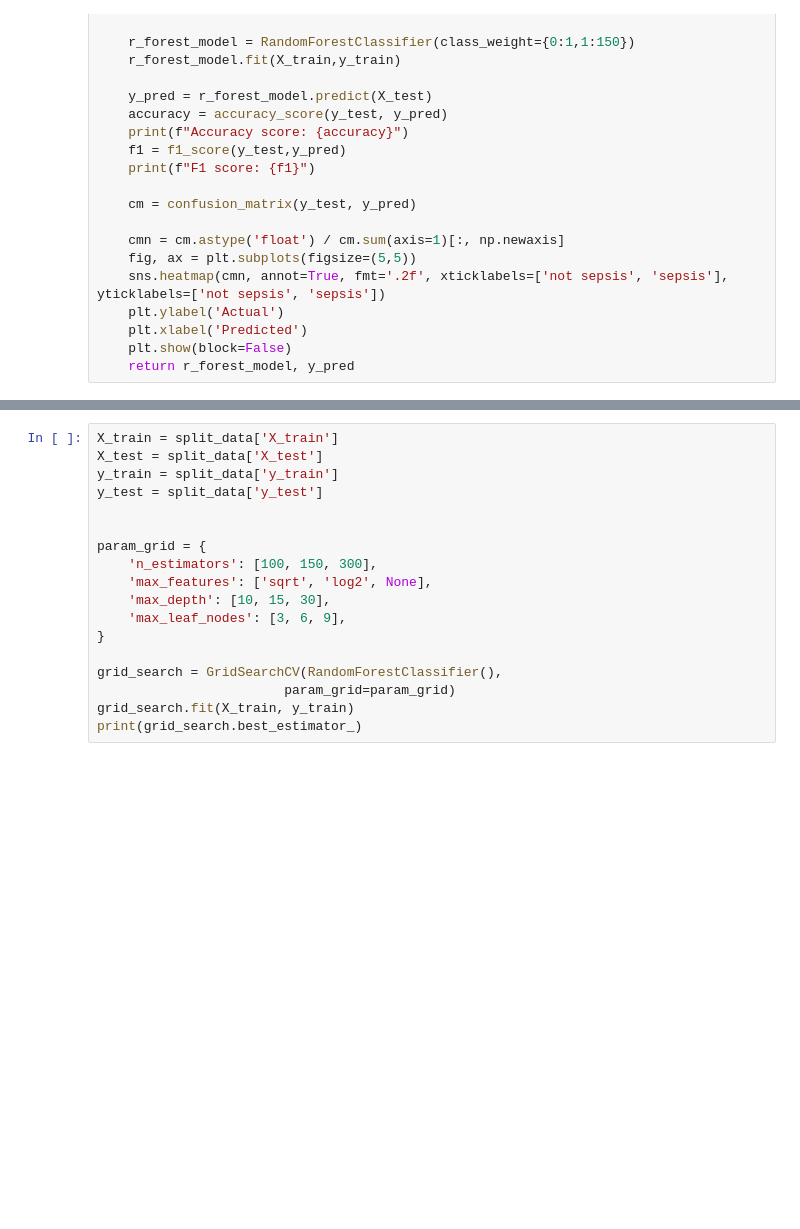
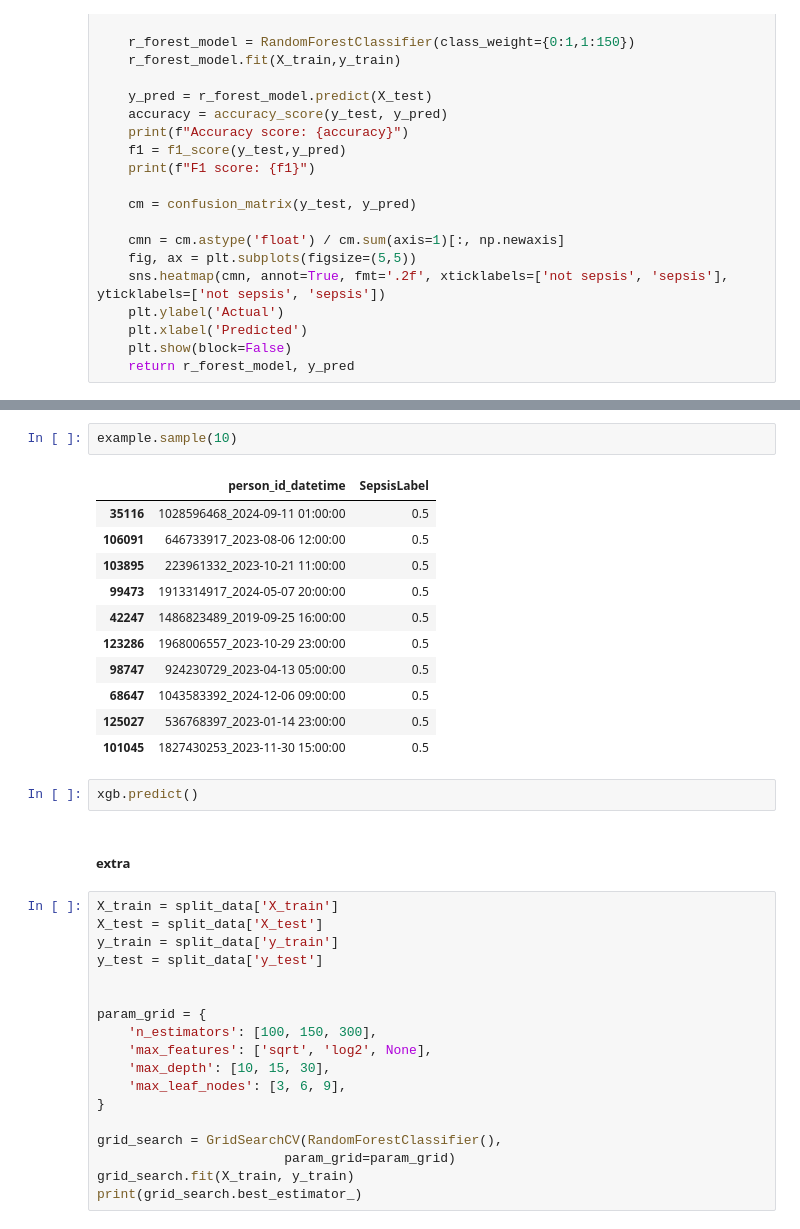
Before and after one commit to carseys/pediatric-sepsis-ml-kaggle, a Jupyter notebook: sepsis-data-preprocessing.ipynb, the cells around one changed output, grey strips where cells are left out. Cells and saved outputs as stored; diff of their text form; blank space fills up the shorter version.

```diff
--- a/sepsis-data-preprocessing.ipynb
+++ b/sepsis-data-preprocessing.ipynb
@@ -990,3 +1274,21 @@ array([0.03641424, 0.03909368, 0.03385371, 0.01745375, 0.01503592,
+# %%
+example.sample(10)
+# %% [output]
+|  | person_id_datetime | SepsisLabel |
+| 35116 | 1028596468_2024-09-11 01:00:00 | 0.5 |
+| 106091 | 646733917_2023-08-06 12:00:00 | 0.5 |
+| 103895 | 223961332_2023-10-21 11:00:00 | 0.5 |
+| 99473 | 1913314917_2024-05-07 20:00:00 | 0.5 |
+| 42247 | 1486823489_2019-09-25 16:00:00 | 0.5 |
+| 123286 | 1968006557_2023-10-29 23:00:00 | 0.5 |
+| 98747 | 924230729_2023-04-13 05:00:00 | 0.5 |
+| 68647 | 1043583392_2024-12-06 09:00:00 | 0.5 |
+| 125027 | 536768397_2023-01-14 23:00:00 | 0.5 |
+| 101045 | 1827430253_2023-11-30 15:00:00 | 0.5 |
+# %%
+xgb.predict()
+# %% [markdown]
+##### extra
 # %%
 X_train = split_data['X_train']
 X_test = split_data['X_test']
```
Also changed, not shown: parts of 59 cells of this notebook.
